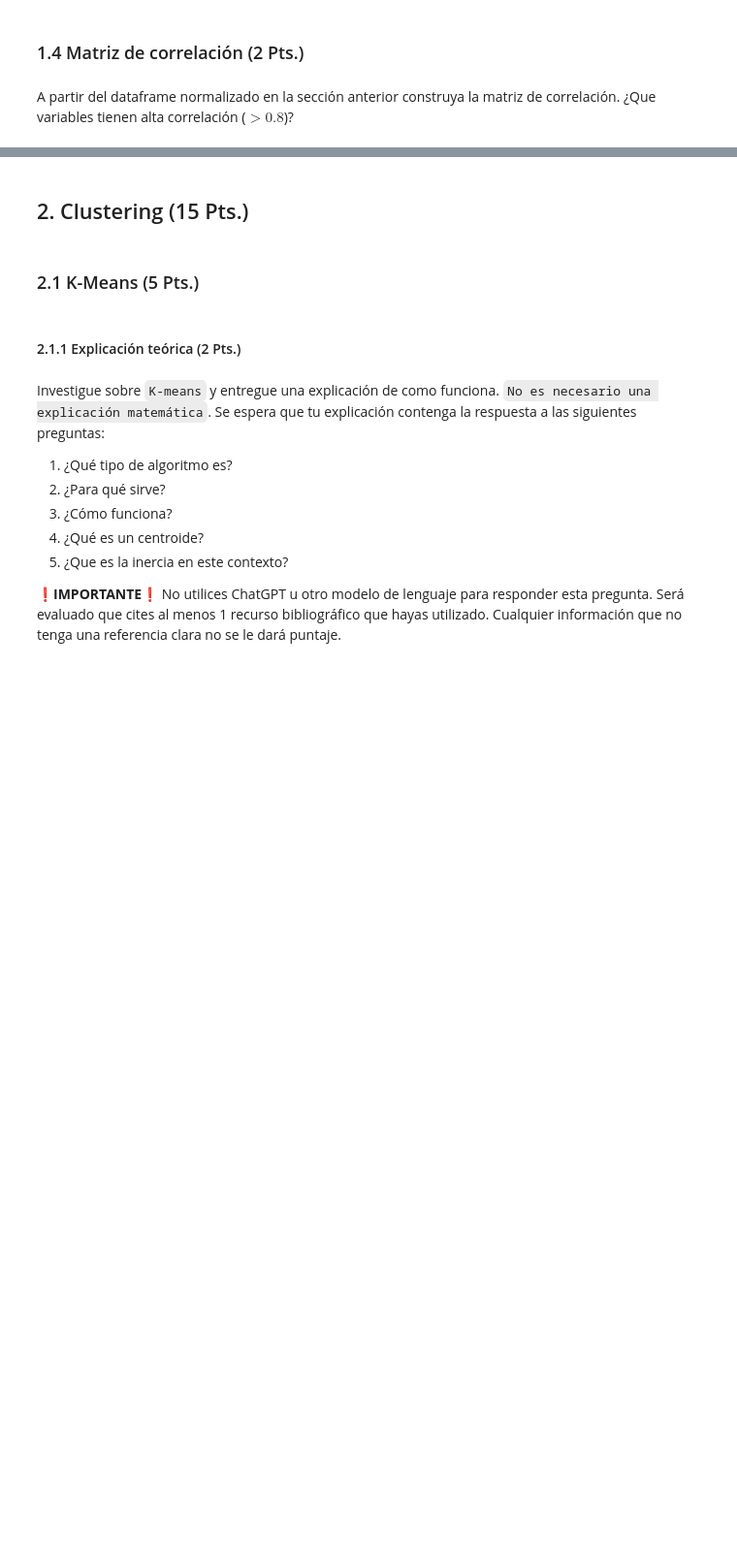
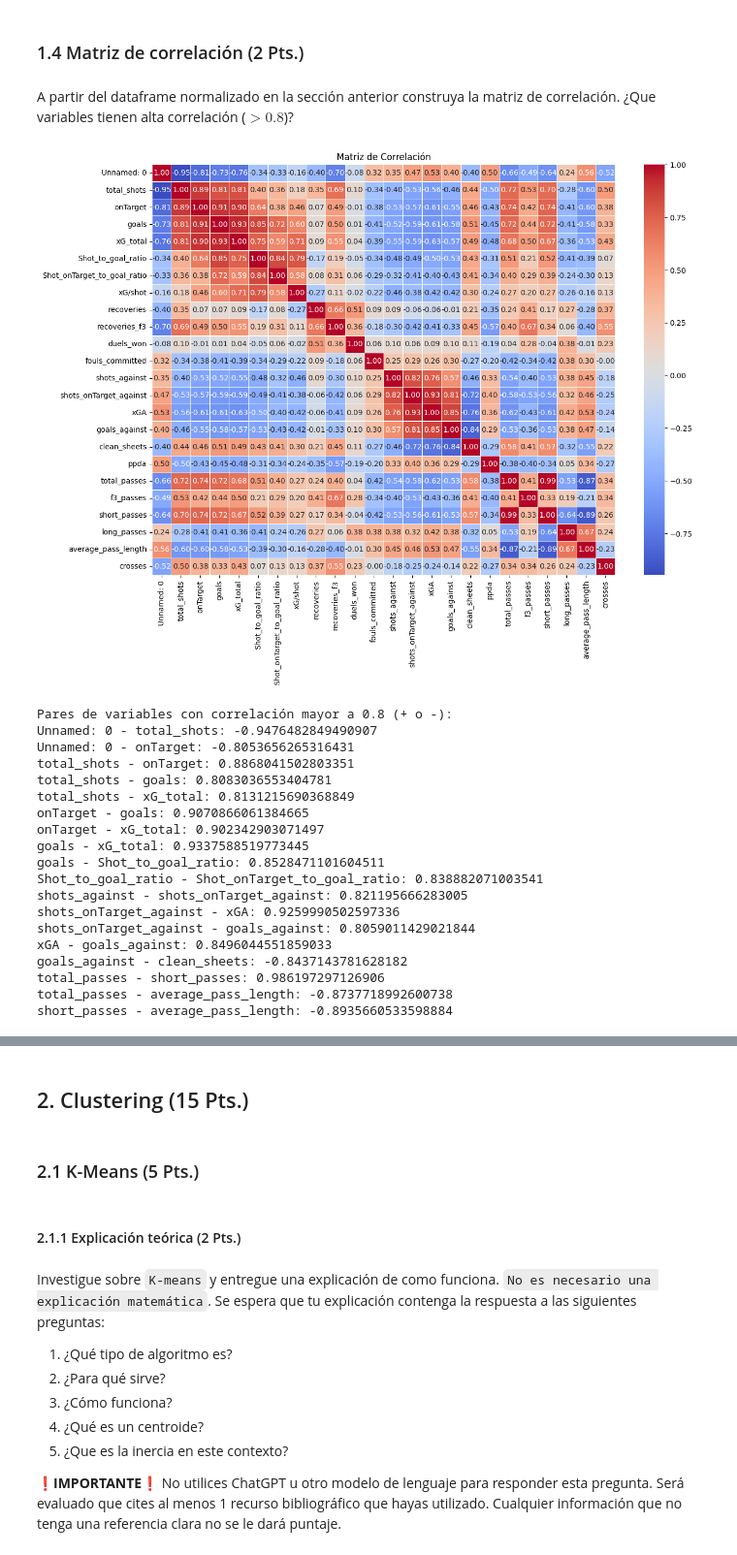
Before and after one commit to VicenteLavagnino/IIC2433, a Jupyter notebook: Tareas/T4/T4_IIC2433.ipynb, the cells around one changed output, grey strips where cells are left out. Shown at 97% size. Cells and saved outputs as stored; diff of their text form; code cells hidden in the pictures; blank space fills up the shorter version.

```diff
--- a/Tareas/T4/T4_IIC2433.ipynb
+++ b/Tareas/T4/T4_IIC2433.ipynb
@@ -68,3 +87,7 @@ Un empresario multimillonario acaba de comprar un club de fútbol de las 5 mejor
 ### 1.1 Cargar Datos
 # %% [markdown]
 Cargue el dataset `teams.csv`. Indique la cantidad de filas y columnas del conjunto de datos. ¿Existen datos nulos? De ser así, mencione el número de casos por variable y luego elimine todas filas que tengan a lo menos un valor nulo.
+# %%
+# Cargamos el dataset
+teams = pd.read_csv("teams.csv")
+teams.head()
@@ -81,3 +186,19 @@ Describa brevemente cuantas columnas tiene el dataset y defina que significa cad
 ### 1.3 Normalización (1 Pts.)
 # %% [markdown]
 Realice el proceso de normalización sobre la matriz de variables explicativas utilizando el método StandardScaler. A partir de aquí, tiene que usar esta matriz para los experimentos. Para lo anterior, elimine las columnas `team`, `ranking`, `points_per_match` y `groups`, pero mantenga una copia del dataframe original, ya que lo necesitaras en secciones posteriores.
+# %%
+# Creamos un dataframe con los datos originales
+teams_original = teams.copy()
+
+# Eliminamos las columnas especificadas
+teams_scaled = teams.drop(columns=['team', 'ranking', 'points_per_match', 'groups'])
+
+# Normalizamos la matriz de variables explicativas con StandardScaler
+scaler = StandardScaler()
+teams_scaled_values = scaler.fit_transform(teams_scaled)
+
+# Creamos un nuevo dataframe con los datos normalizados
+teams_scaled_df = pd.DataFrame(teams_scaled_values, columns=teams_scaled.columns)
+
+# Vemos las primeras filas
+print(teams_scaled_df.head())
@@ -85,3 +230,48 @@ Realice el proceso de normalización sobre la matriz de variables explicativas u
 ### 1.4 Matriz de correlación (2 Pts.)
 # %% [markdown]
 A partir del dataframe normalizado en la sección anterior construya la matriz de correlación. ¿Que variables tienen alta correlación ($> 0.8$)?
+# %%
+# Calculamos la matriz de correlación
+correlation_matrix = teams_scaled_df.corr()
+
+# Hacemos la matriz de correlación de manera visual
+plt.figure(figsize=(14, 10))
+sns.heatmap(correlation_matrix, annot=True, cmap='coolwarm', fmt='.2f', linewidths=0.5)
+plt.title('Matriz de Correlación')
+plt.show()
+
+# Variables con correlación mayor a 0.8 (en valor absoluto)
+high_correlation = []
+for i in range(len(correlation_matrix.columns)):
+    for j in range(i + 1, len(correlation_matrix.columns)):
+        if abs(correlation_matrix.iloc[i, j]) > 0.8:
+            var1 = correlation_matrix.columns[i]
+            var2 = correlation_matrix.columns[j]
+            corr_value = correlation_matrix.iloc[i, j]
+            high_correlation.append((var1, var2, corr_value))
+
+# Imprimimos las variables con correlación mayor a 0.8
+print("Pares de variables con correlación mayor a 0.8 (valor absoluto):")
+for var1, var2, corr_value in high_correlation:
+    print(f"{var1} - {var2}: {corr_value}")
+# %% [output]
+[figure, added]
+Pares de variables con correlación mayor a 0.8 (+ o -):
+Unnamed: 0 - total_shots: -0.9476482849490907
+Unnamed: 0 - onTarget: -0.8053656265316431
+total_shots - onTarget: 0.8868041502803351
+total_shots - goals: 0.8083036553404781
+total_shots - xG_total: 0.8131215690368849
+onTarget - goals: 0.9070866061384665
+onTarget - xG_total: 0.902342903071497
+goals - xG_total: 0.9337588519773445
+goals - Shot_to_goal_ratio: 0.8528471101604511
+Shot_to_goal_ratio - Shot_onTarget_to_goal_ratio: 0.838882071003541
+shots_against - shots_onTarget_against: 0.821195666283005
+shots_onTarget_against - xGA: 0.9259990502597336
+shots_onTarget_against - goals_against: 0.8059011429021844
+xGA - goals_against: 0.8496044551859033
+goals_against - clean_sheets: -0.8437143781628182
+total_passes - short_passes: 0.986197297126906
+total_passes - average_pass_length: -0.8737718992600738
+short_passes - average_pass_length: -0.8935660533598884
```
Also changed, not shown: parts of 21 cells of this notebook, 1 other file.
